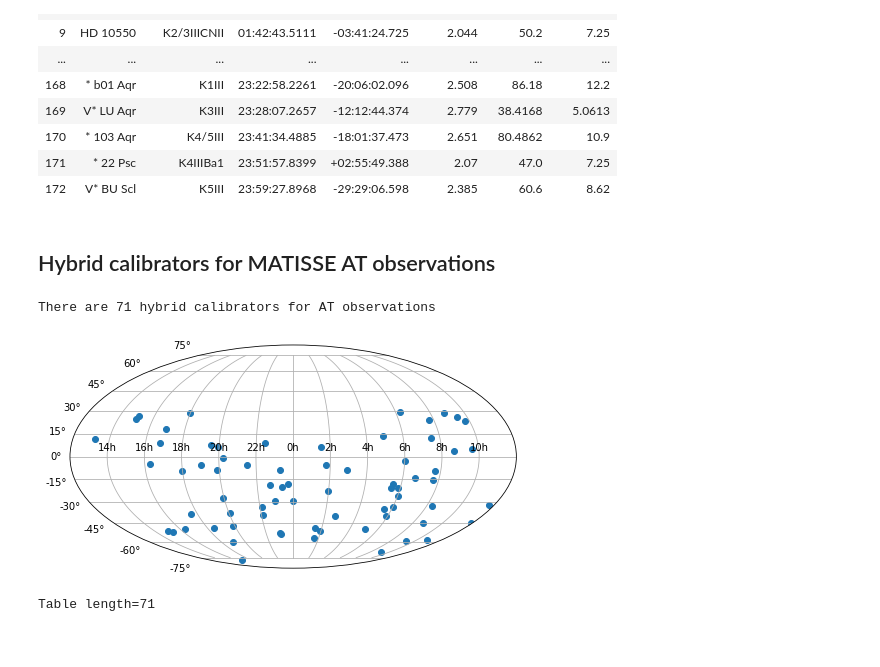
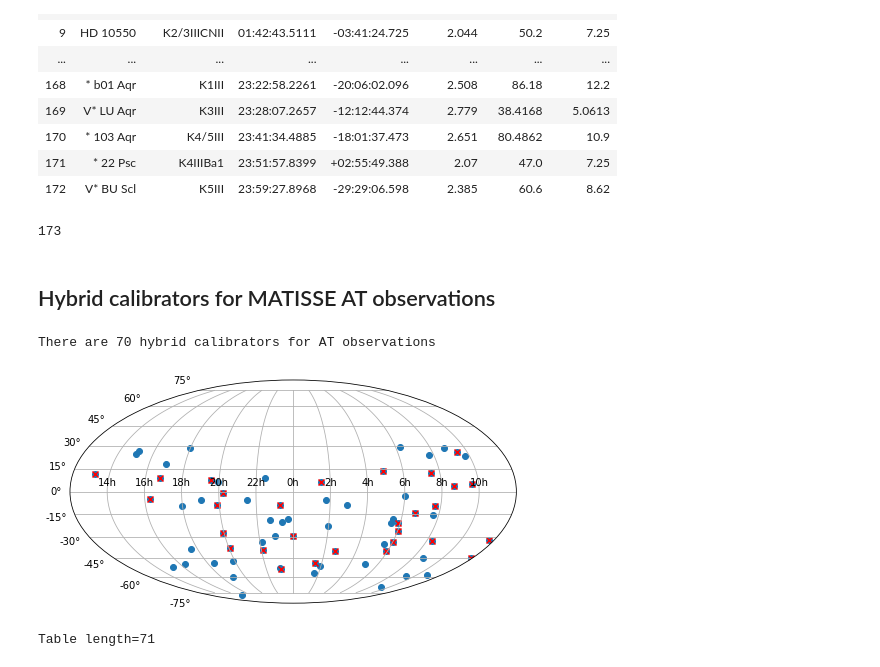
Before and after one commit to Matisse-Consortium/tools, a Jupyter notebook: contrib/leo/MATISSE_calibrators.ipynb, the cells around one changed output. Saved outputs shown, nothing was run; the diff lists cells and outputs as text; code cells hidden in the pictures.

```diff
--- a/contrib/leo/MATISSE_calibrators.ipynb
+++ b/contrib/leo/MATISSE_calibrators.ipynb
@@ -173,23 +185,33 @@ Table length=173
+# %%
+len(cal_db_hybrid_UT)
+# %% [output]
+173
 # %% [markdown]
 ## Hybrid calibrators for MATISSE AT observations
 # %%
 N_limit_AT=8
-L_limit_AT=5
+L_limit_AT=40
 cal_db_hybrid_AT = cal_db[(cal_db["median_L"] > L_limit_AT) & (cal_db["median_N"] > N_limit_AT)]
 print("There are {0} hybrid calibrators for AT observations".format(len(cal_db_hybrid_AT)))
 # %% [output]
-There are 71 hybrid calibrators for AT observations
+There are 70 hybrid calibrators for AT observations
+# %%
+cohen_cals_ix = np.isfinite(cal_db_hybrid_AT["F10_7_cohen"])
 # %%
 ra = coord.Angle(cal_db_hybrid_AT["RAJ2000"],unit=u.hourangle)
 ra = ra.wrap_at(180*u.degree)
+ra_cohen = ra[cohen_cals_ix]
 dec = coord.Angle(cal_db_hybrid_AT["DEJ2000"],unit=u.deg)
+dec_cohen = dec[cohen_cals_ix]
 fig = plt.figure(figsize=(8,6))
 ax = fig.add_subplot(111, projection="mollweide")
 ax.scatter(ra.radian, dec.radian)
+ax.scatter(ra_cohen.radian, dec_cohen.radian,c='r',marker='x')
 ax.set_xticklabels(['14h','16h','18h','20h','22h','0h','2h','4h','6h','8h','10h'])
 ax.grid(True)
+plt.savefig("cohen_msdfcc6.pdf")
 # %% [output]
-[figure, old version]
+[figure, new version]
 # %%
 # show table of AT hybrid calibrators
 from astropy.table import Table
```
Also changed, not shown: parts of 4 cells of this notebook, 3 other files.
